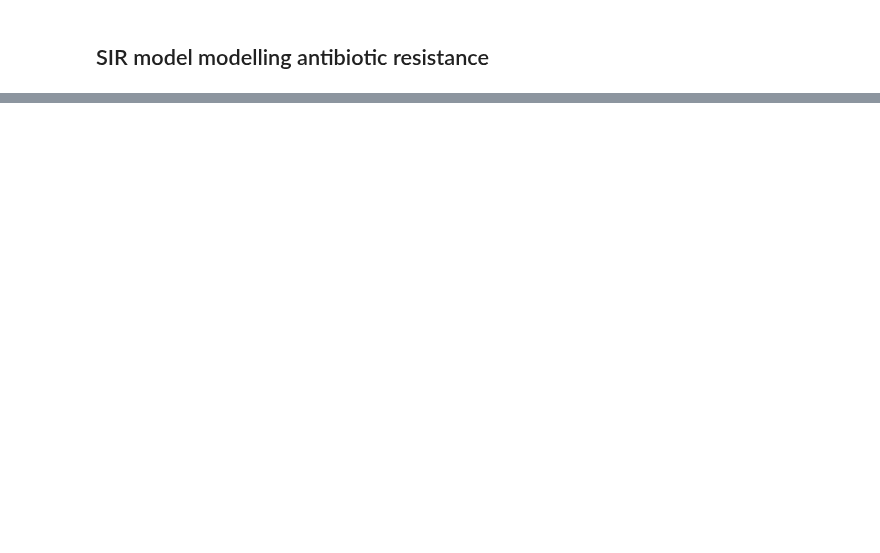
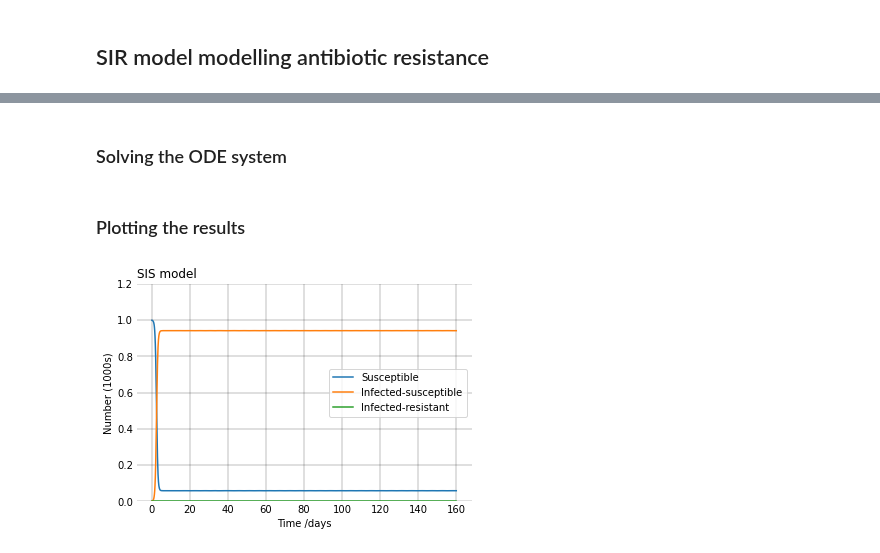
Before and after one commit to mjemons/IDD_TB, a Jupyter notebook: scripts/simulation.ipynb, the cells around one changed output, grey strips where cells are left out. Drawn from its saved outputs; the diff is of its cells as text; code cells hidden in the pictures; blank space fills up the shorter version.

```diff
--- a/scripts/simulation.ipynb
+++ b/scripts/simulation.ipynb
@@ -239,3 +252,52 @@ I_e &= \\
 R_e &=
 \end{aligned}
 $$
+# %%
+#adding birth and death rates to the simple SIR model
+
+#parameters
+beta = 3/N
+
+#clearance rate
+gamma = 0.1
+
+#terms to be added because of resistance modelling
+cg = 1.075
+cb = 1
+tau = 0.075
+# %%
+#PRE: all variables are positive integers
+#POST: The SIS model on antibiotic resistance
+
+def SIS (t, y, N, beta, gamma, cg, cb, tau):
+    S, Is, Ir = y
+    dSdt = (gamma + tau) * Is - beta * S * Is + cg * gamma * Ir - beta/cb * S * Ir
+    dIsdt = beta * S * Is - (gamma + tau) * Is
+    dIrdt = beta / cb * S * Ir - cg * gamma * Ir
+
+    return dSdt, dIsdt, dIrdt
+# %% [markdown]
+### Solving the ODE system
+# %%
+#numerically integrate the ODEs
+sol = solve_ivp(SIS, [0,t], y0, method = 'RK23', dense_output = True, args=(N, beta, gamma, cg, cb, tau))
+# %% [markdown]
+### Plotting the results
+# %%
+#plot
+fig = plt.figure()
+ax = fig.add_subplot(111,  axisbelow=True)
+curves = ax.plot(sol.t, sol.y.T/1000)
+ax.legend(curves, ['Susceptible', 'Infected-susceptible', 'Infected-resistant'])
+ax.set_xlabel('Time /days')
+ax.set_ylabel('Number (1000s)')
+ax.set_ylim(0,1.2)
+ax.yaxis.set_tick_params(length=0)
+ax.xaxis.set_tick_params(length=0)
+ax.grid(b=True, which='major', c='k', lw=0.25, ls='-')
+for spine in ('top', 'right', 'bottom', 'left'):
+    ax.spines[spine].set_visible(False)
+plt.title('SIS model', loc='left')
+plt.show()
+# %% [output]
+[figure, added]
```
Also changed, not shown: parts of 8 cells of this notebook.
